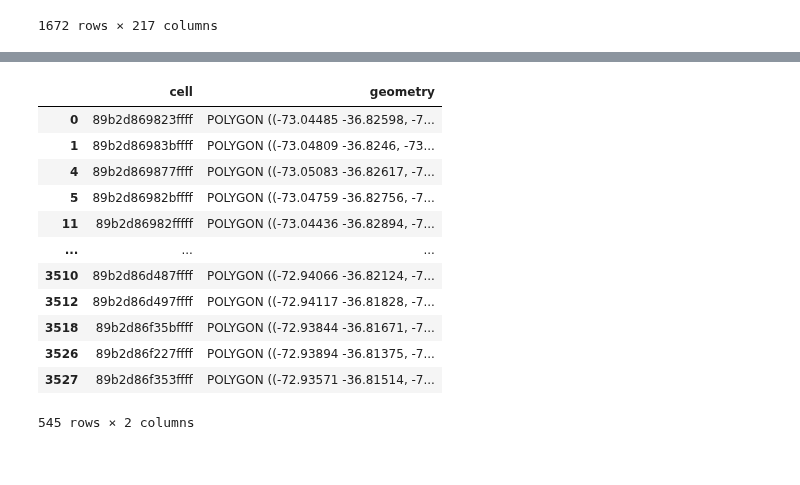
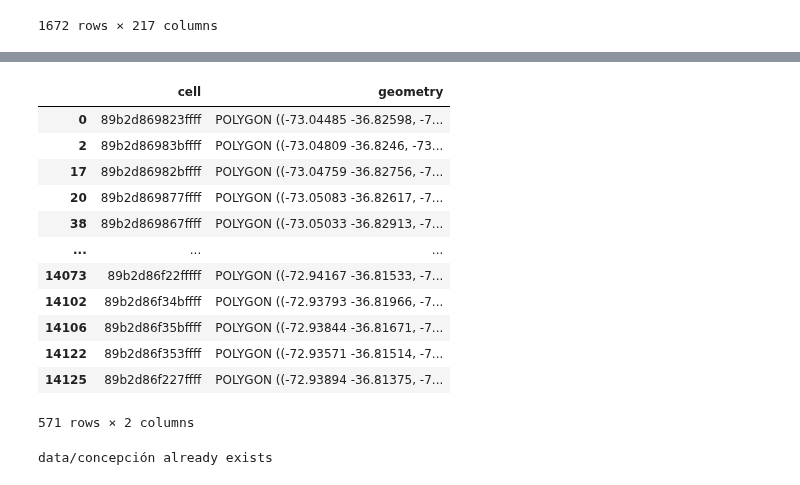
Before and after one commit to zetaso/accessity, a Jupyter notebook: points_and_hexagons.ipynb, the cells around one changed output, grey strips where cells are left out. Cells and saved outputs as stored; diff of their text form; code cells hidden in the pictures.

```diff
--- a/points_and_hexagons.ipynb
+++ b/points_and_hexagons.ipynb
@@ -11,6 +11,12 @@ pd.set_option("display.max_columns", None)
 # %%
 place_name = "Concepción, Chile"
 
+# set the point spacing in meters
+spacing = 50
+
+# set the h3 hexagon resolution
+h3_resolution = 9
+
 place_string = "_".join(place_name.lower().split(",")[0].split(" "))
 # %%
 blocks_gdf = gpd.read_parquet("blocks/Cartografia_censo2024_Pais_Manzanas.parquet")
@@ -83,34 +89,45 @@ points_gdf.to_parquet(f"points/points_{place_string}.parquet")
 # %%
 # get all the h3 hexagons from all the points generated
 # (which already are inside blocks with people)
 
-cells = points_gdf.apply(lambda p: h3.latlng_to_cell(p.y, p.x, 9), 1)
+points_gdf["cell"] = points_gdf.apply(lambda p: h3.latlng_to_cell(p.y, p.x, h3_resolution), 1)
+cells = points_gdf.cell
 cells = cells.drop_duplicates()
 
 hexagons = [h3.cell_to_boundary(cell) for cell in cells]
 
 # invert coordinates as h3.cell_to_boundary returns points with
 # their coordinates flipped for some reason (?)
 hexagons = [[(c[1], c[0]) for c in g] for g in hexagons]
 
 # create the polygons
 polygons = shapely.polygons(hexagons)
 
 # create the hexagons_gdf with those polygons
 hexagons_gdf = gpd.GeoDataFrame({"cell": cells}, geometry=polygons, crs=4326)
 
 hexagons_gdf
 # %% [output]
 |  | cell | geometry |
 | 0 | 89b2d869823ffff | POLYGON ((-73.04485 -36.82598, -7... |
-| 1 | 89b2d86983bffff | POLYGON ((-73.04809 -36.8246, -73... |
-| 4 | 89b2d869877ffff | POLYGON ((-73.05083 -36.82617, -7... |
-| 5 | 89b2d86982bffff | POLYGON ((-73.04759 -36.82756, -7... |
-| 11 | 89b2d86982fffff | POLYGON ((-73.04436 -36.82894, -7... |
+| 2 | 89b2d86983bffff | POLYGON ((-73.04809 -36.8246, -73... |
+| 17 | 89b2d86982bffff | POLYGON ((-73.04759 -36.82756, -7... |
+| 20 | 89b2d869877ffff | POLYGON ((-73.05083 -36.82617, -7... |
+| 38 | 89b2d869867ffff | POLYGON ((-73.05033 -36.82913, -7... |
 | ... | ... | ... |
-| 3510 | 89b2d86d487ffff | POLYGON ((-72.94066 -36.82124, -7... |
-| 3512 | 89b2d86d497ffff | POLYGON ((-72.94117 -36.81828, -7... |
-| 3518 | 89b2d86f35bffff | POLYGON ((-72.93844 -36.81671, -7... |
-| 3526 | 89b2d86f227ffff | POLYGON ((-72.93894 -36.81375, -7... |
-| 3527 | 89b2d86f353ffff | POLYGON ((-72.93571 -36.81514, -7... |
+| 14073 | 89b2d86f22fffff | POLYGON ((-72.94167 -36.81533, -7... |
+| 14102 | 89b2d86f34bffff | POLYGON ((-72.93793 -36.81966, -7... |
+| 14106 | 89b2d86f35bffff | POLYGON ((-72.93844 -36.81671, -7... |
+| 14122 | 89b2d86f353ffff | POLYGON ((-72.93571 -36.81514, -7... |
+| 14125 | 89b2d86f227ffff | POLYGON ((-72.93894 -36.81375, -7... |
-545 rows × 2 columns
+571 rows × 2 columns
+# %%
+import os
+
+try:
+    os.mkdir(f"data/{place_string}")
+except:
+    print(f"data/{place_string} already exists")
+    pass
+# %% [output]
+data/concepción already exists
```
Also changed, not shown: parts of 8 cells of this notebook, 7 other files.
